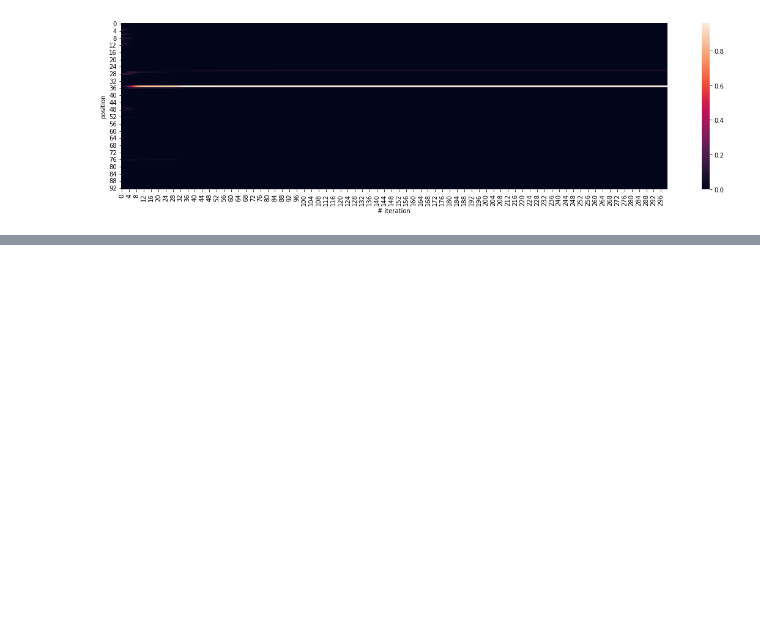
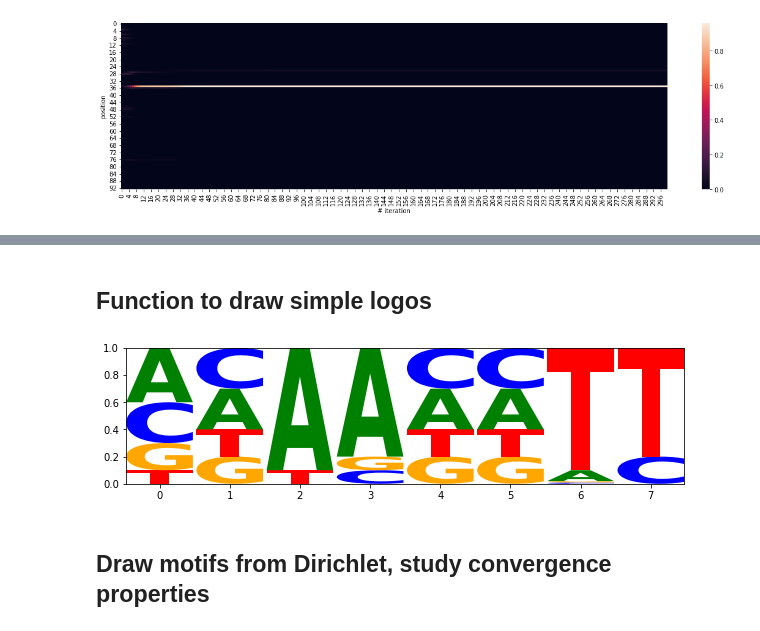
Before and after one commit to regevs/practical, a Jupyter notebook: EM.ipynb, the cells around one changed output, grey strips where cells are left out. Saved outputs shown, nothing was run; the diff lists cells and outputs as text; code cells hidden in the pictures; blank space fills up the shorter version.

```diff
--- a/EM.ipynb
+++ b/EM.ipynb
@@ -253,0 +266,21 @@ ax.set_ylabel("position");
+# %% [markdown]
+## Function to draw simple logos
+# %%
+import logomaker
+import pandas as pd
+import warnings
+
+def draw_motif(motif):
+    # Make dataframe for logomake
+    df = pd.DataFrame(motif, columns=["A", "C", "G", "T"])
+    logo = logomaker.Logo(df)
+
+    with warnings.catch_warnings():
+        warnings.simplefilter("ignore")
+        logo.fig.show()
+
+draw_motif(motif)
+# %% [output]
+[figure, added]
+# %% [markdown]
+## Draw motifs from Dirichlet, study convergence properties
```
Also changed, not shown: parts of 11 cells of this notebook.
